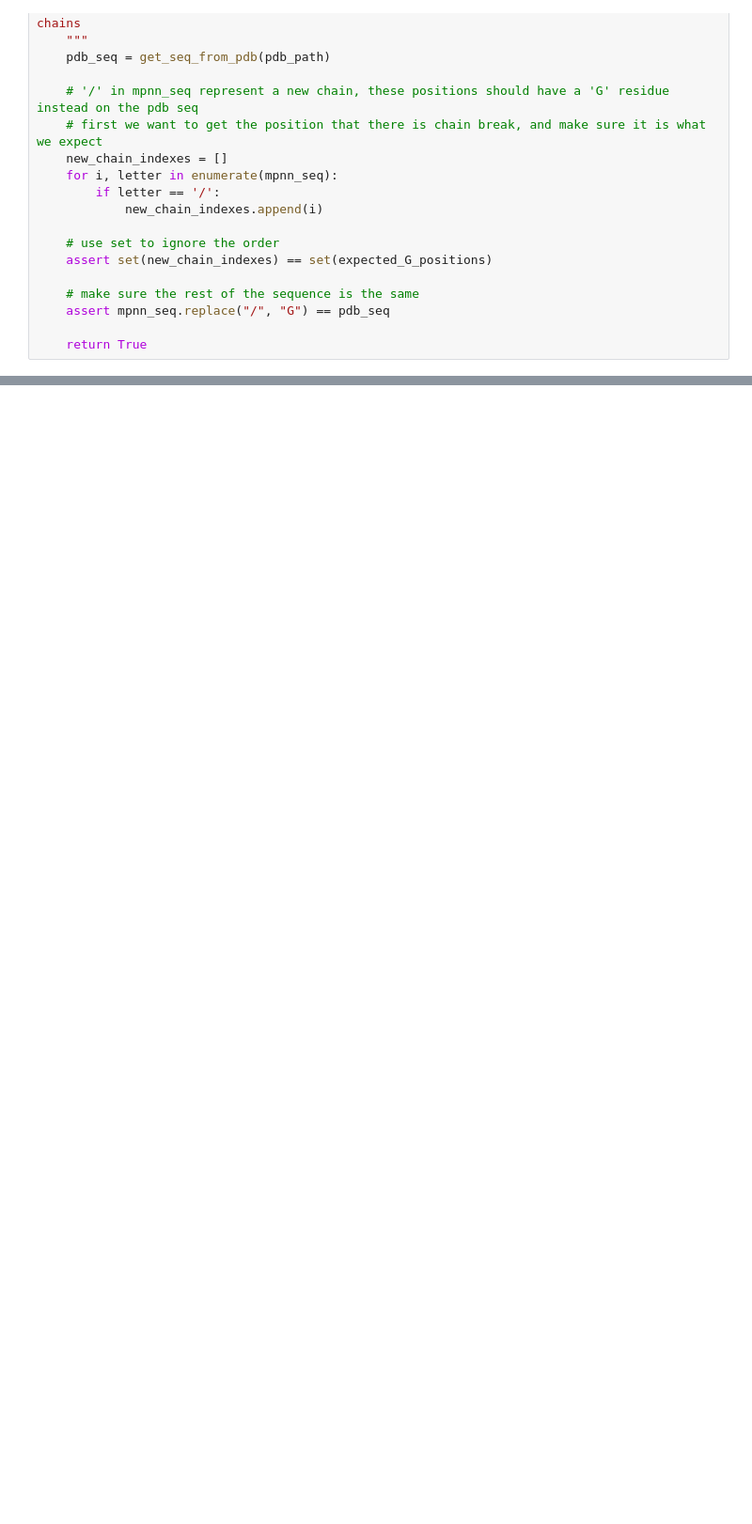
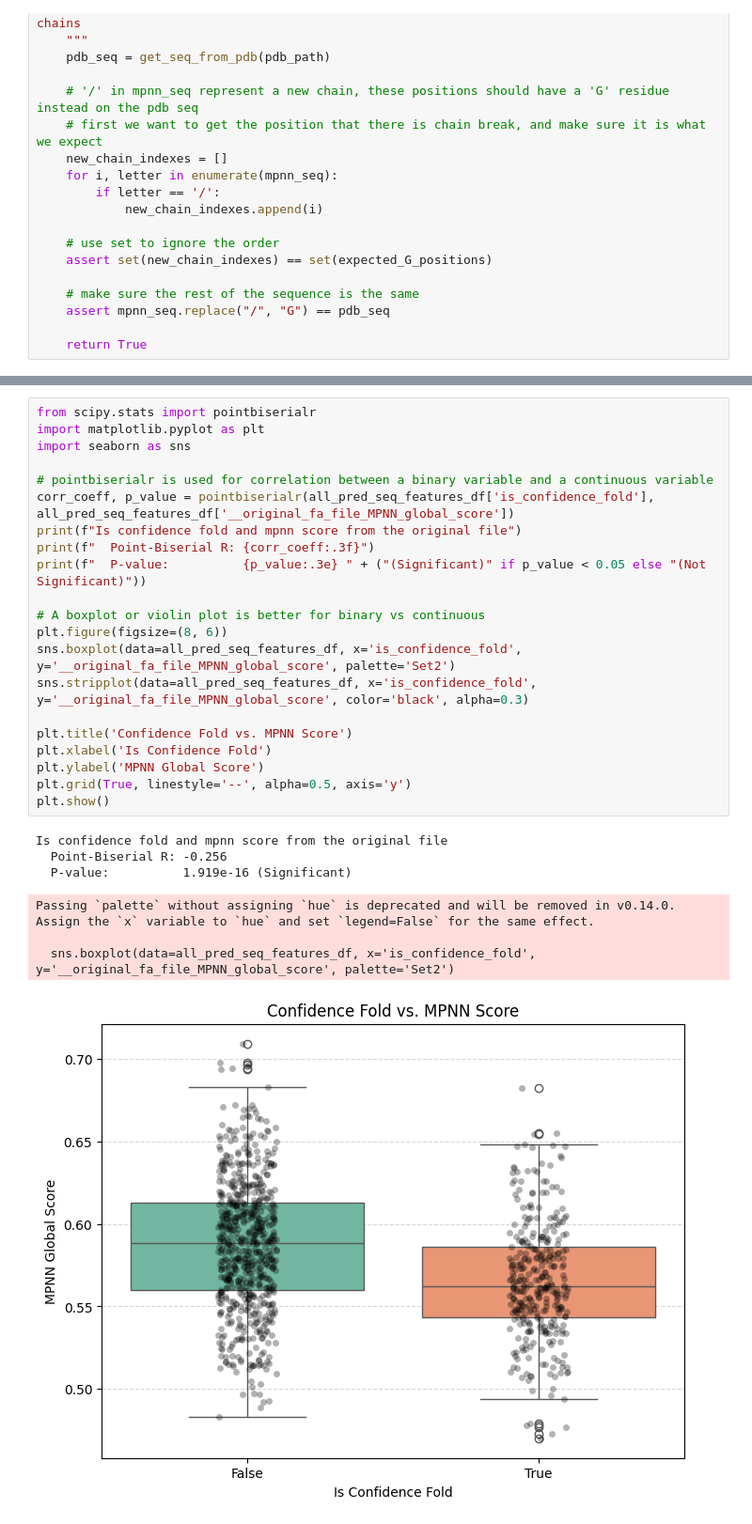
Before and after one commit to ElonGawi/master_thesis_mpnn_distrution_tests, a Jupyter notebook: bence files/esm_folded_files.ipynb, the cells around one changed output, grey strips where cells are left out. Shown at 94% size. Saved outputs shown, nothing was run; the diff lists cells and outputs as text; blank space fills up the shorter version.

```diff
--- a/bence files/esm_folded_files.ipynb
+++ b/bence files/esm_folded_files.ipynb
@@ -397,0 +474,29 @@ Good Models Found: 590
+# %%
+from scipy.stats import pointbiserialr
+import matplotlib.pyplot as plt
+import seaborn as sns
+
+# pointbiserialr is used for correlation between a binary variable and a continuous variable
+corr_coeff, p_value = pointbiserialr(all_pred_seq_features_df['is_confidence_fold'], all_pred_seq_features_df['__original_fa_file_MPNN_global_score'])
+print(f"Is confidence fold and mpnn score from the original file")
+print(f"  Point-Biserial R: {corr_coeff:.3f}")
+print(f"  P-value:          {p_value:.3e} " + ("(Significant)" if p_value < 0.05 else "(Not Significant)"))
+
+# A boxplot or violin plot is better for binary vs continuous
+plt.figure(figsize=(8, 6))
+sns.boxplot(data=all_pred_seq_features_df, x='is_confidence_fold', y='__original_fa_file_MPNN_global_score', palette='Set2')
+sns.stripplot(data=all_pred_seq_features_df, x='is_confidence_fold', y='__original_fa_file_MPNN_global_score', color='black', alpha=0.3)
+
+plt.title('Confidence Fold vs. MPNN Score')
+plt.xlabel('Is Confidence Fold')
+plt.ylabel('MPNN Global Score')
+plt.grid(True, linestyle='--', alpha=0.5, axis='y')
+plt.show()
+# %% [output]
+Is confidence fold and mpnn score from the original file
+  Point-Biserial R: -0.256
+  P-value:          1.919e-16 (Significant)
+Passing `palette` without assigning `hue` is deprecated and will be removed in v0.14.0. Assign the `x` variable to `hue` and set `legend=False` for the same effect.
+
+  sns.boxplot(data=all_pred_seq_features_df, x='is_confidence_fold', y='__original_fa_file_MPNN_global_score', palette='Set2')
+[figure, added]
```
Also changed, not shown: parts of 29 cells of this notebook, 2 other files.
